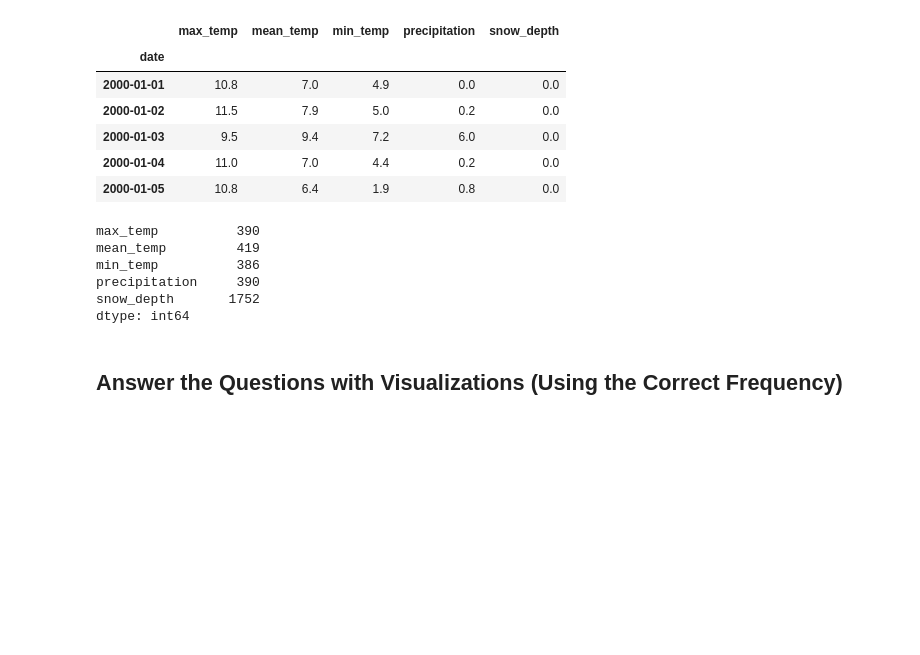
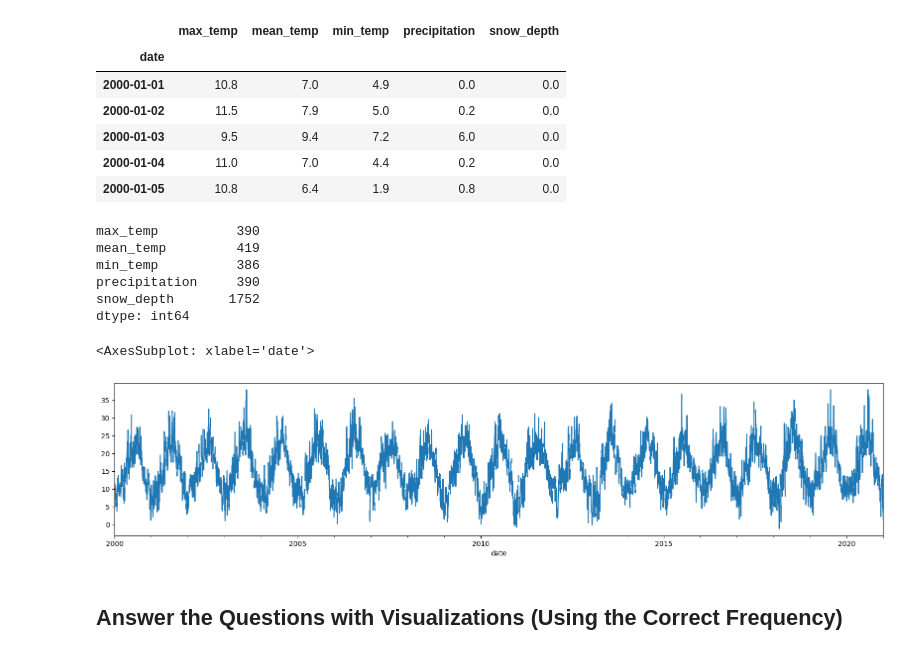
Before and after one commit to john-a-dixon/resampling-datetime-data, a Jupyter notebook: resample.ipynb, the cells around one changed output. Saved outputs shown, nothing was run; the diff lists cells and outputs as text; code cells hidden in the pictures; blank space fills up the shorter version.

```diff
--- a/resample.ipynb
+++ b/resample.ipynb
@@ -85,5 +85,10 @@ min_temp          386
 precipitation     390
 snow_depth       1752
 dtype: int64
+# %%
+final_df["max_temp"].plot(figsize=(20, 4))
+# %% [output]
+<AxesSubplot: xlabel='date'>
+[figure, added]
 # %% [markdown]
 ## **Answer the Questions with Visualizations (Using the Correct Frequency)**
```
